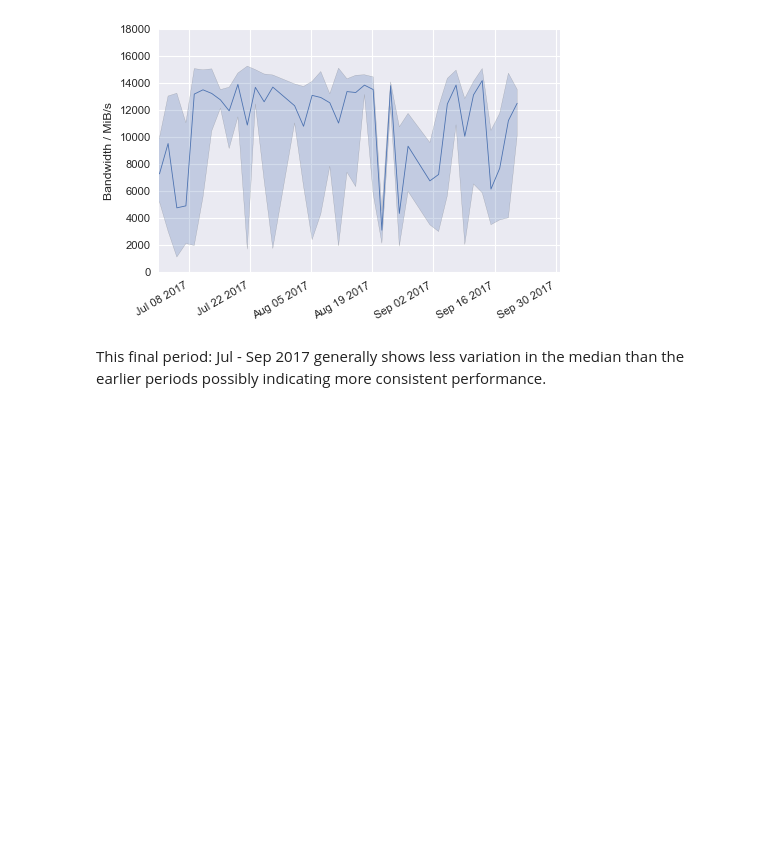
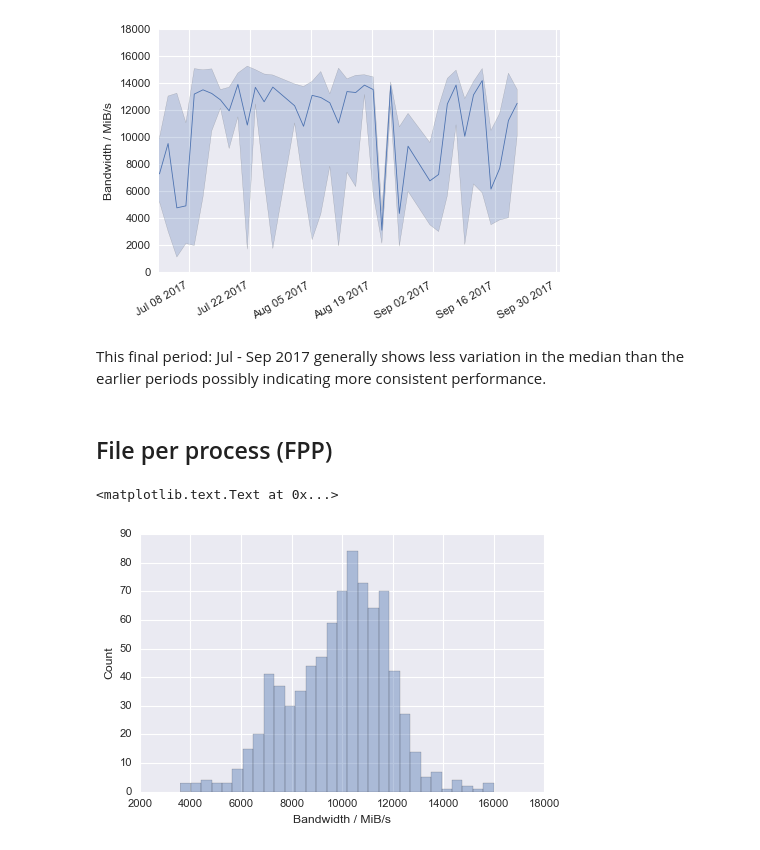
Before and after one commit to ARCHER-CSE/ci-monitoring, a Jupyter notebook: monitoring/io/analysis/benchioPerformanceAnalysis.ipynb, the cells around one changed output. Saved outputs shown, nothing was run; the diff lists cells and outputs as text; code cells hidden in the pictures; blank space fills up the shorter version.

```diff
--- a/monitoring/io/analysis/benchioPerformanceAnalysis.ipynb
+++ b/monitoring/io/analysis/benchioPerformanceAnalysis.ipynb
@@ -100,7 +157,7 @@ filelist.sort()
 # %%
-tframe = []
-for filename in filelist:
-    arr = readResults(filename)
-    tframe.extend(arr)
+tssfframe = []
+for filename in ssflist:
+    arr = readResultsSSF(filename)
+    tssfframe.extend(arr)
 # %% [markdown]
 Create the dataframe and restrict to maximum striping results
@@ -194,3 +251,25 @@ ax.fill_between(dateset.index.tolist(), dateset['Write','min'].tolist(), dateset
 [figure]
 # %% [markdown]
 This final period: Jul - Sep 2017 generally shows less variation in the median than the earlier periods possibly indicating more consistent performance.
+# %% [markdown]
+## File per process (FPP)
+# %%
+indir = '../benchio_fpp/results/32/ARCHER/fs3'
+fpplist = glob(os.path.join(indir, 'benchio_res_' + '*' ))
+fpplist.sort()
+# %%
+tfppframe = []
+for filename in fpplist:
+    arr = readResultsFPP(filename)
+    tfppframe.extend(arr)
+# %%
+fppframe = pd.DataFrame(tfppframe)
+fppframe = fppframe[fppframe.Striping == 1]
+# %%
+fig, ax = plt.subplots()
+sns.distplot(fppframe['Write'].tolist(), bins=30, kde=False, rug=False);
+plt.xlabel('Bandwidth / MiB/s')
+plt.ylabel('Count')
+# %% [output]
+<matplotlib.text.Text at 0x...>
+[figure, added]
```
Also changed, not shown: parts of 16 cells of this notebook.
